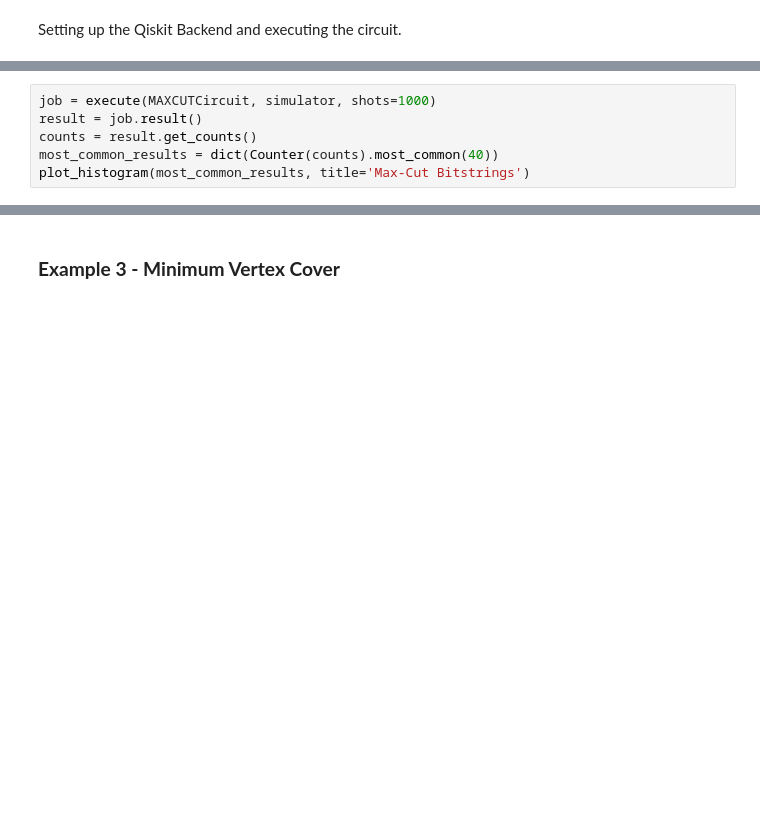
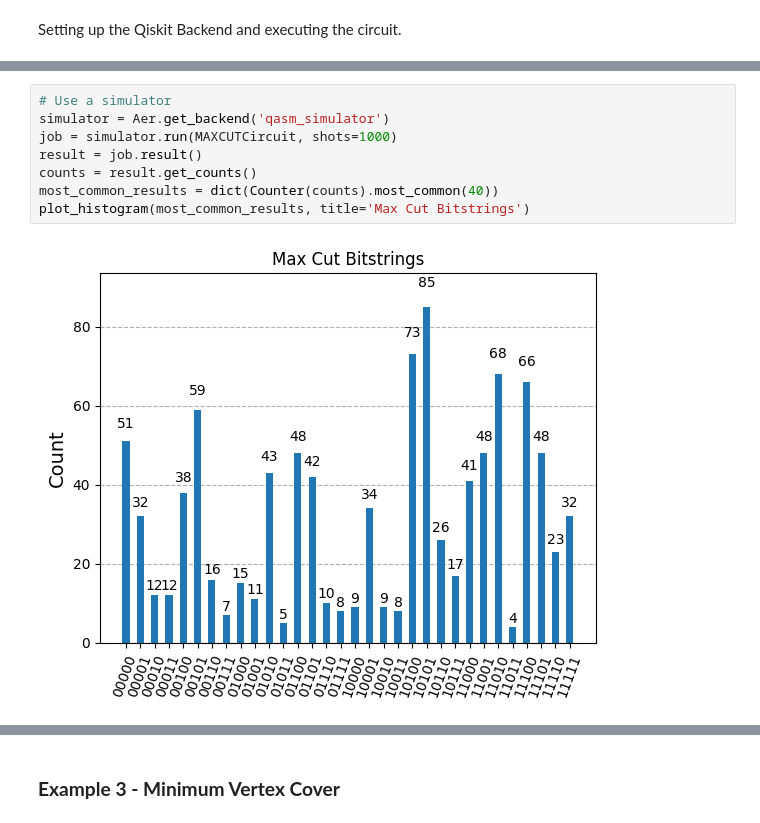
Before and after one commit to arulrhikm/Solving-QUBOs-on-Quantum-Computers, a Jupyter notebook: Notebook 1 - Custom QAOA.ipynb, the cells around one changed output, grey strips where cells are left out. Cells and saved outputs as stored; diff of their text form; blank space fills up the shorter version.

```diff
--- a/Notebook 1 - Custom QAOA.ipynb
+++ b/Notebook 1 - Custom QAOA.ipynb
@@ -340,9 +440,13 @@ MAXCUTCircuit.draw('mpl')
 # %%
-job = execute(MAXCUTCircuit, simulator, shots=1000)
+# Use a simulator
+simulator = Aer.get_backend('qasm_simulator')
+job = simulator.run(MAXCUTCircuit, shots=1000)
 result = job.result()
 counts = result.get_counts()
 most_common_results = dict(Counter(counts).most_common(40))
-plot_histogram(most_common_results, title='Max-Cut Bitstrings')
+plot_histogram(most_common_results, title='Max Cut Bitstrings')
+# %% [output]
+[figure, added]
 # %%
 k = math.floor(math.log10(2**(n)))
 solutions = find_most_common_solutions(counts, k)
```
Also changed, not shown: parts of 49 cells of this notebook.
